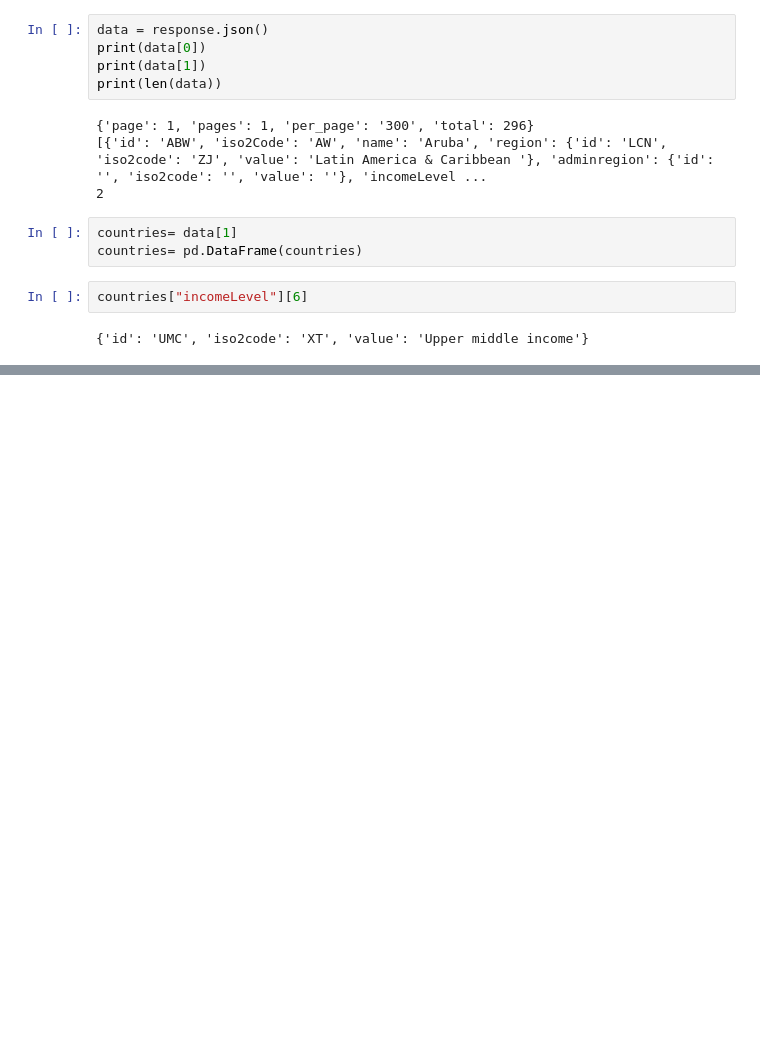
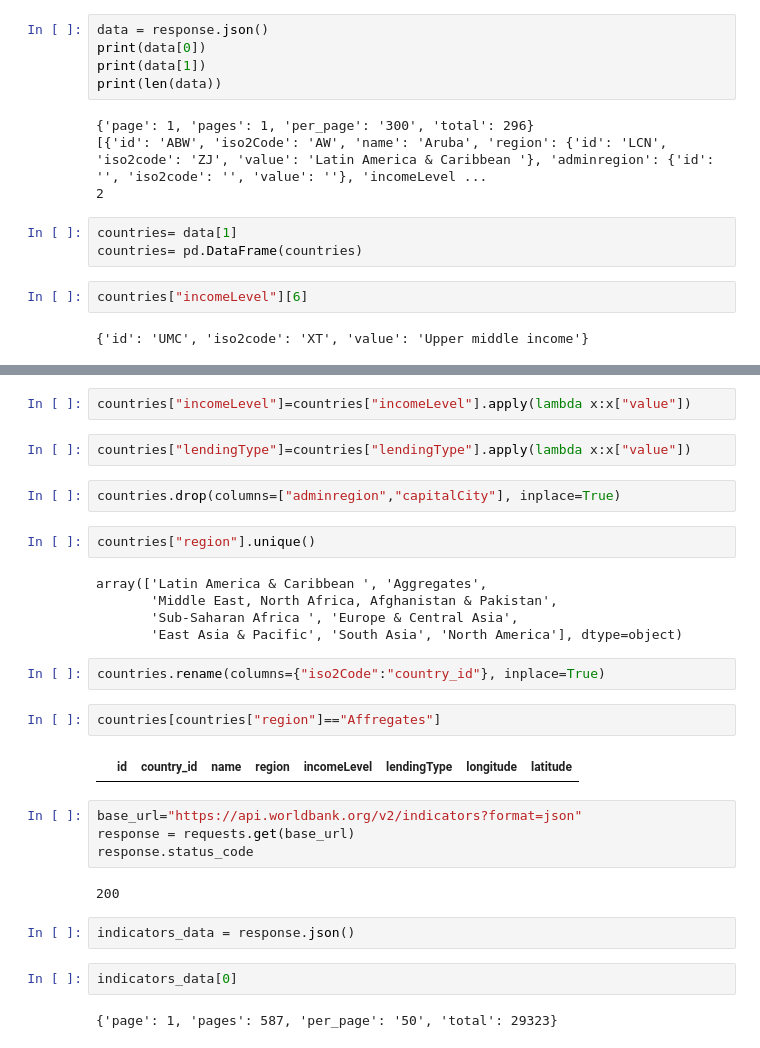
Before and after one commit to Rcloud173/real-world-data-analytics, a Jupyter notebook: GlobePulse Analytics/main.ipynb, the cells around one changed output, grey strips where cells are left out. Drawn from its saved outputs; the diff is of its cells as text; blank space fills up the shorter version.

```diff
--- a/GlobePulse Analytics/main.ipynb
+++ b/GlobePulse Analytics/main.ipynb
@@ -37,0 +41,31 @@ countries.head()
+# %%
+countries["incomeLevel"]=countries["incomeLevel"].apply(lambda x:x["value"])
+# %%
+countries["lendingType"]=countries["lendingType"].apply(lambda x:x["value"])
+# %%
+countries.drop(columns=["adminregion","capitalCity"], inplace=True)
+# %%
+countries["region"].unique()
+# %% [output]
+array(['Latin America & Caribbean ', 'Aggregates',
+       'Middle East, North Africa, Afghanistan & Pakistan',
+       'Sub-Saharan Africa ', 'Europe & Central Asia',
+       'East Asia & Pacific', 'South Asia', 'North America'], dtype=object)
+# %%
+countries.rename(columns={"iso2Code":"country_id"}, inplace=True)
+# %%
+countries[countries["region"]=="Affregates"]
+# %% [output]
+|  | id | country_id | name | region | incomeLevel | lendingType | longitude | latitude |
+# %%
+base_url="https://api.worldbank.org/v2/indicators?format=json"
+response = requests.get(base_url)
+response.status_code
+# %% [output]
+200
+# %%
+indicators_data = response.json()
+# %%
+indicators_data[0]
+# %% [output]
+{'page': 1, 'pages': 587, 'per_page': '50', 'total': 29323}
```
Also changed, not shown: parts of 9 cells of this notebook, 2 other files.
